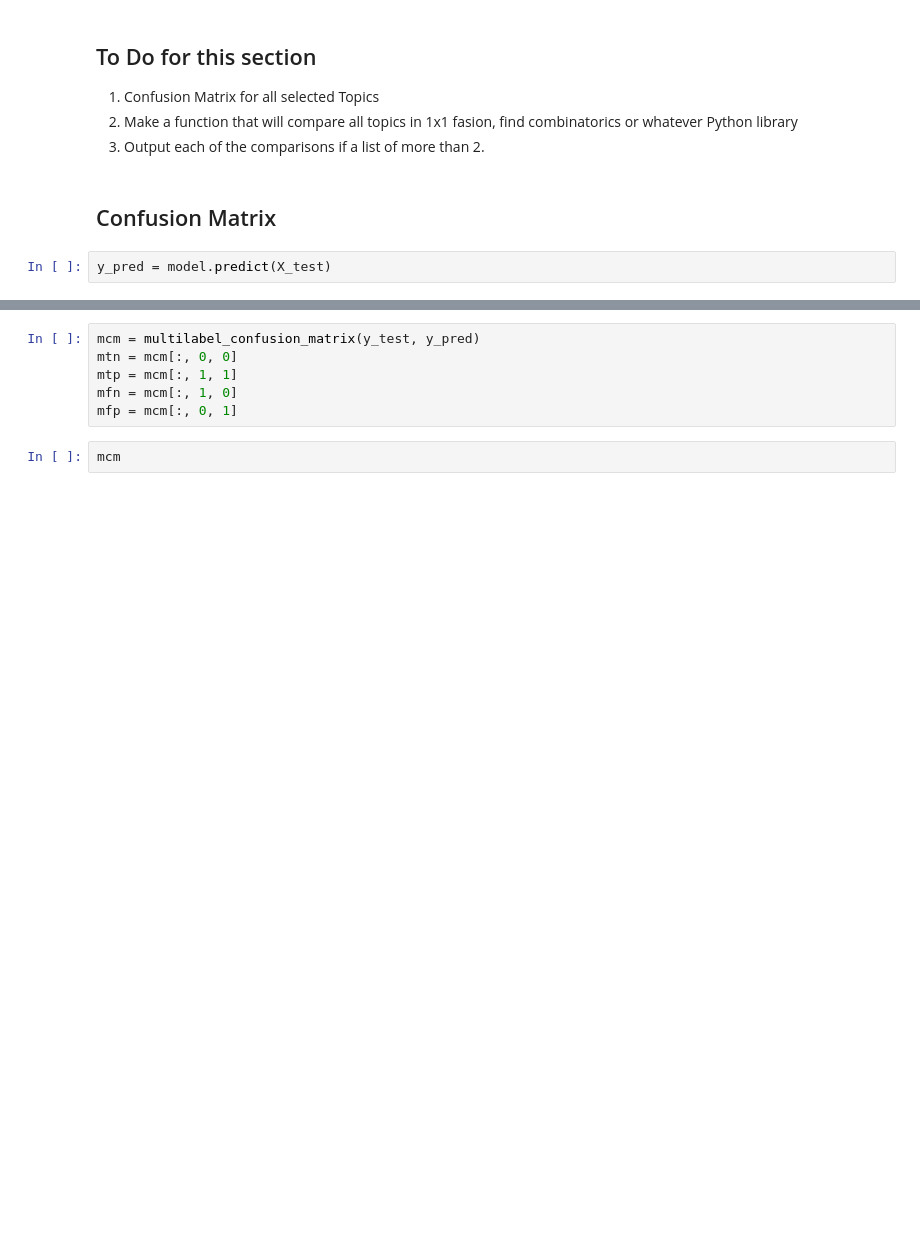
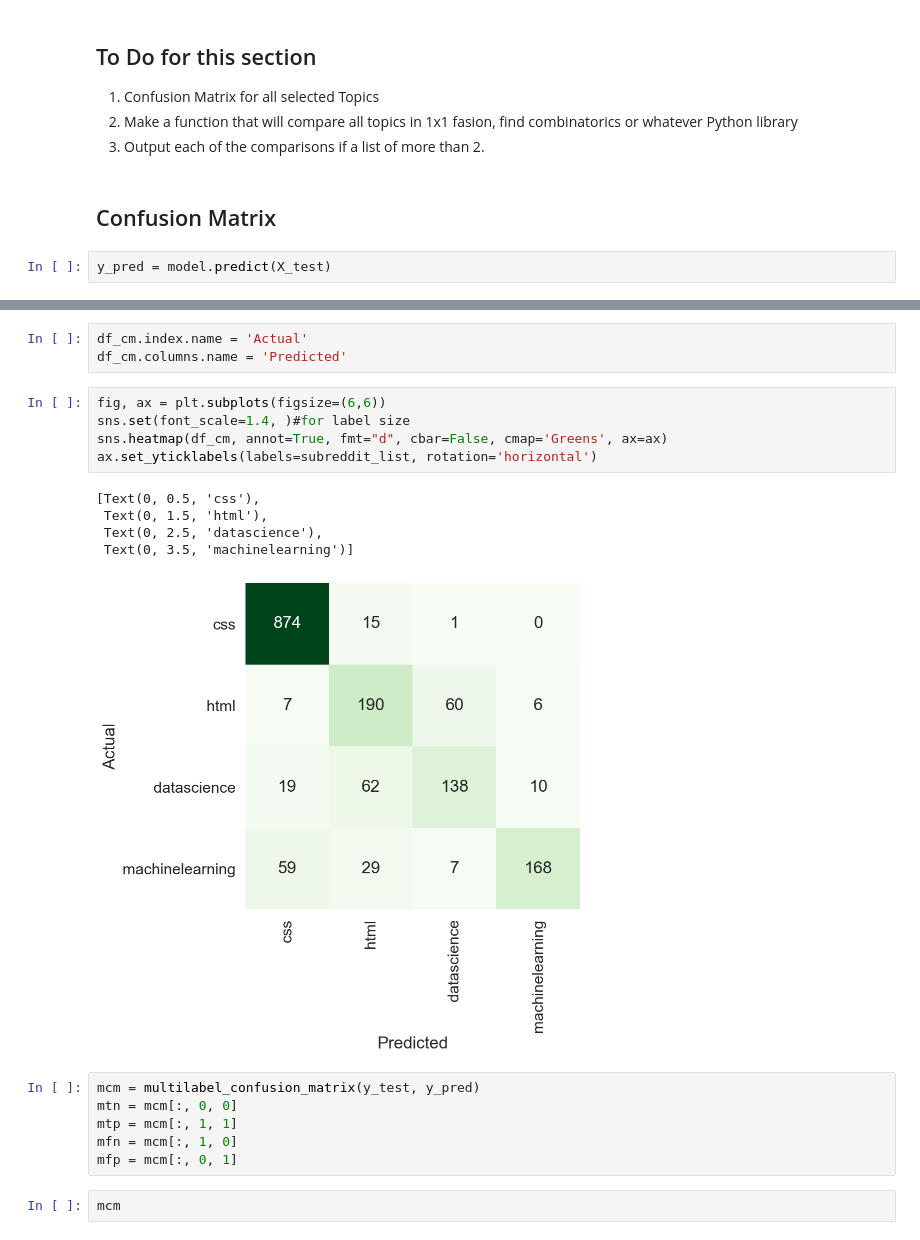
Before and after one commit to datapointchris/reddit-nlp, a Jupyter notebook: code/ds_workflow.ipynb, the cells around one changed output, grey strips where cells are left out. Saved outputs shown, nothing was run; the diff lists cells and outputs as text; blank space fills up the shorter version.

```diff
--- a/code/ds_workflow.ipynb
+++ b/code/ds_workflow.ipynb
@@ -365,3 +364,17 @@ confusion_df
+# %%
+df_cm.index.name = 'Actual'
+df_cm.columns.name = 'Predicted'
+# %%
+fig, ax = plt.subplots(figsize=(6,6))
+sns.set(font_scale=1.4, )#for label size
+sns.heatmap(df_cm, annot=True, fmt="d", cbar=False, cmap='Greens', ax=ax)
+ax.set_yticklabels(labels=subreddit_list, rotation='horizontal')
+# %% [output]
+[Text(0, 0.5, 'css'),
+ Text(0, 1.5, 'html'),
+ Text(0, 2.5, 'datascience'),
+ Text(0, 3.5, 'machinelearning')]
+[figure, added]
 # %%
 mcm = multilabel_confusion_matrix(y_test, y_pred)
 mtn = mcm[:, 0, 0]
```
Also changed, not shown: parts of 24 cells of this notebook.
